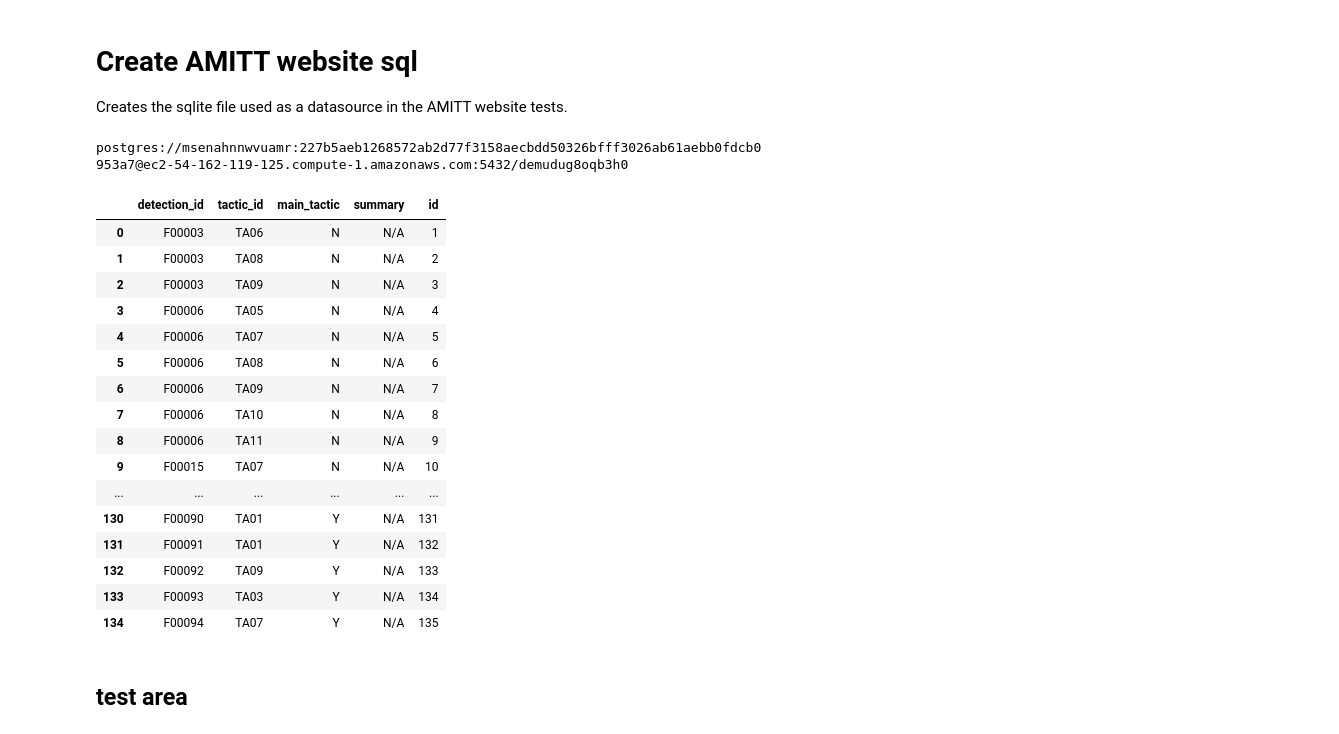
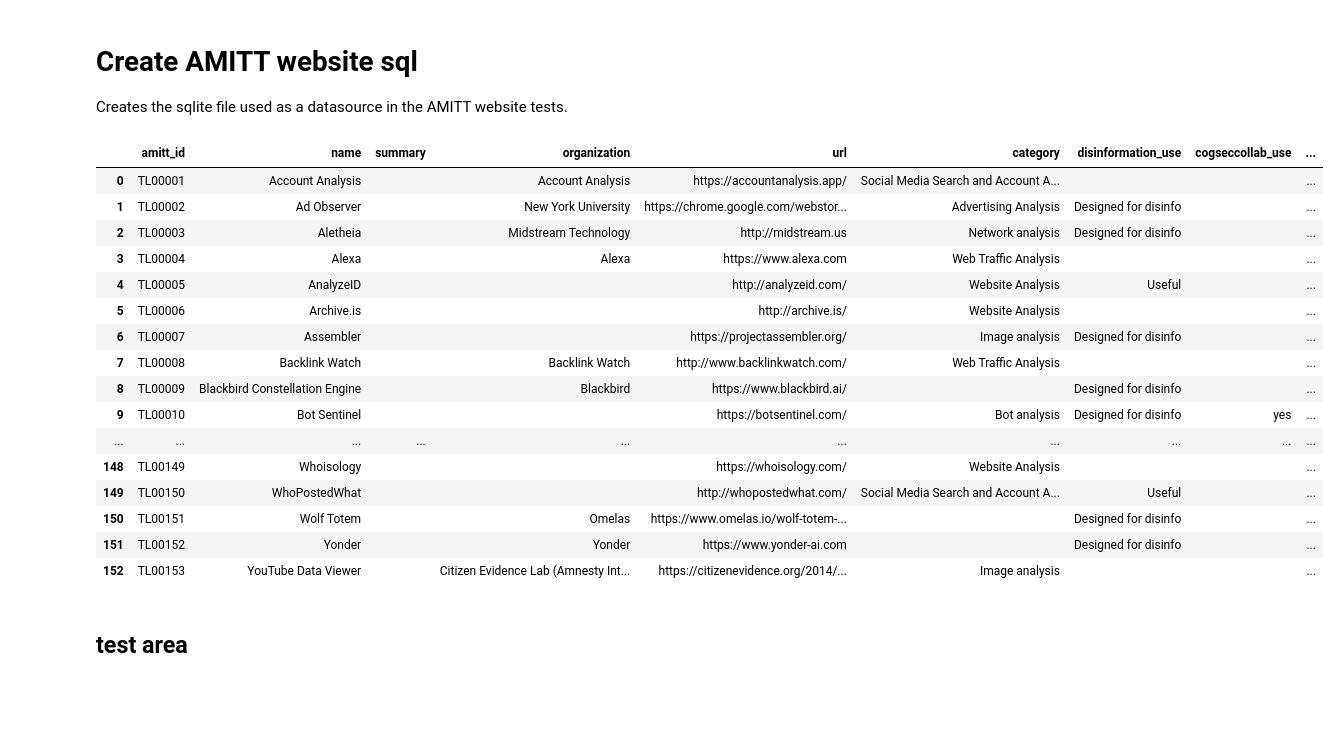
Before and after one commit to cogsec-collaborative/AMITT, a Jupyter notebook: HTML_GENERATING_CODE/AMITT_create_website_sql.ipynb, the cells around one changed output. Saved outputs shown, nothing was run; the diff lists cells and outputs as text; code cells hidden in the pictures; blank space fills up the shorter version.

```diff
--- a/HTML_GENERATING_CODE/AMITT_create_website_sql.ipynb
+++ b/HTML_GENERATING_CODE/AMITT_create_website_sql.ipynb
@@ -2,11 +2,6 @@
 # Create AMITT website sql
 
 Creates the sqlite file used as a datasource in the AMITT website tests.
-# %%
-hdatabase = "postgres://msenahnnwvuamr:227b5aeb1268572ab2d77f3158aecbdd50326bfff3026ab61aebb0fdcb0953a7@ec2-54-162-119-125.compute-1.amazonaws.com:5432/demudug8oqb3h0"
-print(hdatabase)
-# %% [output]
-postgres://msenahnnwvuamr:227b5aeb1268572ab2d77f3158aecbdd50326bfff3026ab61aebb0fdcb0953a7@ec2-54-162-119-125.compute-1.amazonaws.com:5432/demudug8oqb3h0
 # %%
 # Get AMITT variables
 
@@ -30,8 +25,6 @@ if dbasetype == 'sqlite':
     conn = sql.connect('amittsite.sqlite')
 elif dbasetype == 'postgresql_local':
     conn = create_engine('postgresql://sara:@localhost:5432/amittsite')
-else:
-    conn = create_engine("postgres://msenahnnwvuamr:227b5aeb1268572ab2d77f3158aecbdd50326bfff3026ab61aebb0fdcb0953a7@ec2-54-162-119-125.compute-1.amazonaws.com:5432/demudug8oqb3h0")
 
 
 # Add table to database
@@ -49,9 +42,8 @@ def add_table(dataframe, tablename, columns):
         conn.commit()
     elif dbasetype == 'postgresql_local':
         newtable.to_sql(tablename, conn, index=False, if_exists='replace')
-    else:
-        newtable.to_sql(tablename, conn, index=False, if_exists='append')
     return newtable
+
 
 # Build a cross-table
 def object_tactics_techniques(objectcol, objecttable, crosstable):
@@ -72,62 +64,79 @@ def object_tactics_techniques(objectcol, objecttable, crosstable):
     ctact['summary'] = 'N/A'
     return(ctech, ctact)
 
-
 #Load all the tables - Heroku needs them in correct order...
 
+# -- frameworks --
+
 #newtable = add_table(amitt.df_actortypes, 'actor_type', ['amitt_id', 'sector_id', 'framework_id', 'name', 'summary'])
-# counter
 newtable = add_table(amitt.df_counters, 'counter', ['amitt_id', 'tactic_id', 'metatechnique_id', 'name', 'summary'])
 newtable = add_table(amitt.df_detections, 'detection', ['amitt_id', 'tactic_id', 'name', 'summary'])
-# dataset
 newtable = add_table(amitt.df_frameworks, 'framework', ['amitt_id', 'name', 'summary'])
-# incident
-# metatechnique
 newtable = add_table(amitt.df_metatechniques, 'metatechnique', ['amitt_id', 'name', 'summary'])
 newtable = add_table(amitt.df_phases, 'phase', ['amitt_id', 'name', 'rank', 'summary'])
-# playbook
-# reference
-# response_type
-# sector
+#newtable = add_table(amitt.df_playbook, 'playbook', ['amitt_id', 'name', 'summary'])
+newtable = add_table(amitt.df_resources, 'resource', ['amitt_id', 'name', 'summary', 'resource_type'])
+newtable = add_table(amitt.df_responsetypes, 'responsetype', ['amitt_id', 'name', 'summary'])
+#newtable = add_table(amitt.df_sector, 'sector', ['amitt_id', 'name', 'summary'])
 newtable = add_table(amitt.df_tactics, 'tactic', ['amitt_id', 'phase_id', 'name', 'rank', 'summary'])
 newtable = add_table(amitt.df_tasks, 'task', ['amitt_id', 'tactic_id', 'framework_id', 'name', 'summary'])
 newtable = add_table(amitt.df_techniques, 'technique', ['amitt_id', 'tactic_id', 'name', 'summary'])
 
 (ctech, ctact) = object_tactics_techniques('counter_id', amitt.df_counters, amitt.cross_counterid_techniqueid)
 newtable = add_table(ctech, 'counter_technique', ['counter_id', 'technique_id', 'summary'])
 newtable = add_table(ctact, 'counter_tactic', ['counter_id', 'tactic_id', 'main_tactic', 'summary'])
 
 (dtech, dtact) = object_tactics_techniques('detection_id', amitt.df_detections, amitt.cross_detectionid_techniqueid)
 newtable = add_table(dtech, 'detection_technique', ['detection_id', 'technique_id', 'summary'])
 newtable = add_table(dtact, 'detection_tactic', ['detection_id', 'tactic_id', 'main_tactic', 'summary'])
 
+# -- datasets --
+
+# dataset
+# reference - create this from other tables.
+# incidenttechnique crosstable - and others, inc incidentcounter - create from data
+newtable = add_table(amitt.df_groups, 'group', ['amitt_id', 'name', 'url', 'summary',
+                                                'sector', 'primary_role', 'secondary_role',
+                                                'primary_subject', 'secondary_subject',
+                                                'volunteers', 'region', 'country',
+                                                'twitter_handle'])
+newtable = add_table(amitt.df_incidents, 'incident', ['amitt_id', 'name', 'summary',
+                                                      'year_started', 'attributions_seen',
+                                                      'found_in_country', 'objecttype'])
+newtable = add_table(amitt.df_tools, 'tool', ['amitt_id', 'name', 'summary',
+                                              'organization', 'url', 'category',
+                                              'disinformation_use', 'cogseccollab_use',
+                                              'function', 'code_url', 'artifacts',
+                                              'automation', 'platform', 'accessibility'])
+
+# Load in users table, and close connection
 if dbasetype == 'sqlite':
     conn.execute("DROP TABLE IF EXISTS {}".format('users'))
     conn.execute('''CREATE TABLE users (id INTEGER PRIMARY KEY AUTOINCREMENT, username TEXT NOT NULL UNIQUE, password TEXT NOT NULL);''')
     conn.close()
 else:
     dfusers = pd.DataFrame([['test','testing']], columns=['username', 'password'])
     usertable = add_table(dfusers, 'users', ['username', 'password'])
 
 newtable
 # %% [output]
-|  | detection_id | tactic_id | main_tactic | summary | id |
-| 0 | F00003 | TA06 | N | N/A | 1 |
-| 1 | F00003 | TA08 | N | N/A | 2 |
-| 2 | F00003 | TA09 | N | N/A | 3 |
-| 3 | F00006 | TA05 | N | N/A | 4 |
-| 4 | F00006 | TA07 | N | N/A | 5 |
-| 5 | F00006 | TA08 | N | N/A | 6 |
-| 6 | F00006 | TA09 | N | N/A | 7 |
-| 7 | F00006 | TA10 | N | N/A | 8 |
-| 8 | F00006 | TA11 | N | N/A | 9 |
-| 9 | F00015 | TA07 | N | N/A | 10 |
-| ... | ... | ... | ... | ... | ... |
-| 130 | F00090 | TA01 | Y | N/A | 131 |
-| 131 | F00091 | TA01 | Y | N/A | 132 |
-| 132 | F00092 | TA09 | Y | N/A | 133 |
-| 133 | F00093 | TA03 | Y | N/A | 134 |
-| 134 | F00094 | TA07 | Y | N/A | 135 |
+|  | amitt_id | name | summary | organization | url | category | disinformation_use | cogseccollab_use | ... |
+| 0 | TL00001 | Account Analysis |  | Account Analysis | https://accountanalysis.app/ | Social Media Search and Account A... |  |  | ... |
+| 1 | TL00002 | Ad Observer |  | New York University | https://chrome.google.com/webstor... | Advertising Analysis | Designed for disinfo |  | ... |
+| 2 | TL00003 | Aletheia |  | Midstream Technology | http://midstream.us | Network analysis | Designed for disinfo |  | ... |
+| 3 | TL00004 | Alexa |  | Alexa | https://www.alexa.com | Web Traffic Analysis |  |  | ... |
+| 4 | TL00005 | AnalyzeID |  |  | http://analyzeid.com/ | Website Analysis | Useful |  | ... |
+| 5 | TL00006 | Archive.is |  |  | http://archive.is/ | Website Analysis |  |  | ... |
+| 6 | TL00007 | Assembler |  |  | https://projectassembler.org/ | Image analysis | Designed for disinfo |  | ... |
+| 7 | TL00008 | Backlink Watch |  | Backlink Watch | http://www.backlinkwatch.com/ | Web Traffic Analysis |  |  | ... |
+| 8 | TL00009 | Blackbird Constellation Engine |  | Blackbird | https://www.blackbird.ai/ |  | Designed for disinfo |  | ... |
+| 9 | TL00010 | Bot Sentinel |  |  | https://botsentinel.com/ | Bot analysis | Designed for disinfo | yes | ... |
+| ... | ... | ... | ... | ... | ... | ... | ... | ... | ... |
+| 148 | TL00149 | Whoisology |  |  | https://whoisology.com/ | Website Analysis |  |  | ... |
+| 149 | TL00150 | WhoPostedWhat |  |  | http://whopostedwhat.com/ | Social Media Search and Account A... | Useful |  | ... |
+| 150 | TL00151 | Wolf Totem |  | Omelas | https://www.omelas.io/wolf-totem-... |  | Designed for disinfo |  | ... |
+| 151 | TL00152 | Yonder |  | Yonder | https://www.yonder-ai.com |  | Designed for disinfo |  | ... |
+| 152 | TL00153 | YouTube Data Viewer |  | Citizen Evidence Lab (Amnesty Int... | https://citizenevidence.org/2014/... | Image analysis |  |  | ... |
 # %% [markdown]
 ## test area
 # %%
```
Also changed, not shown: parts of 5 cells of this notebook, 3 other files.
